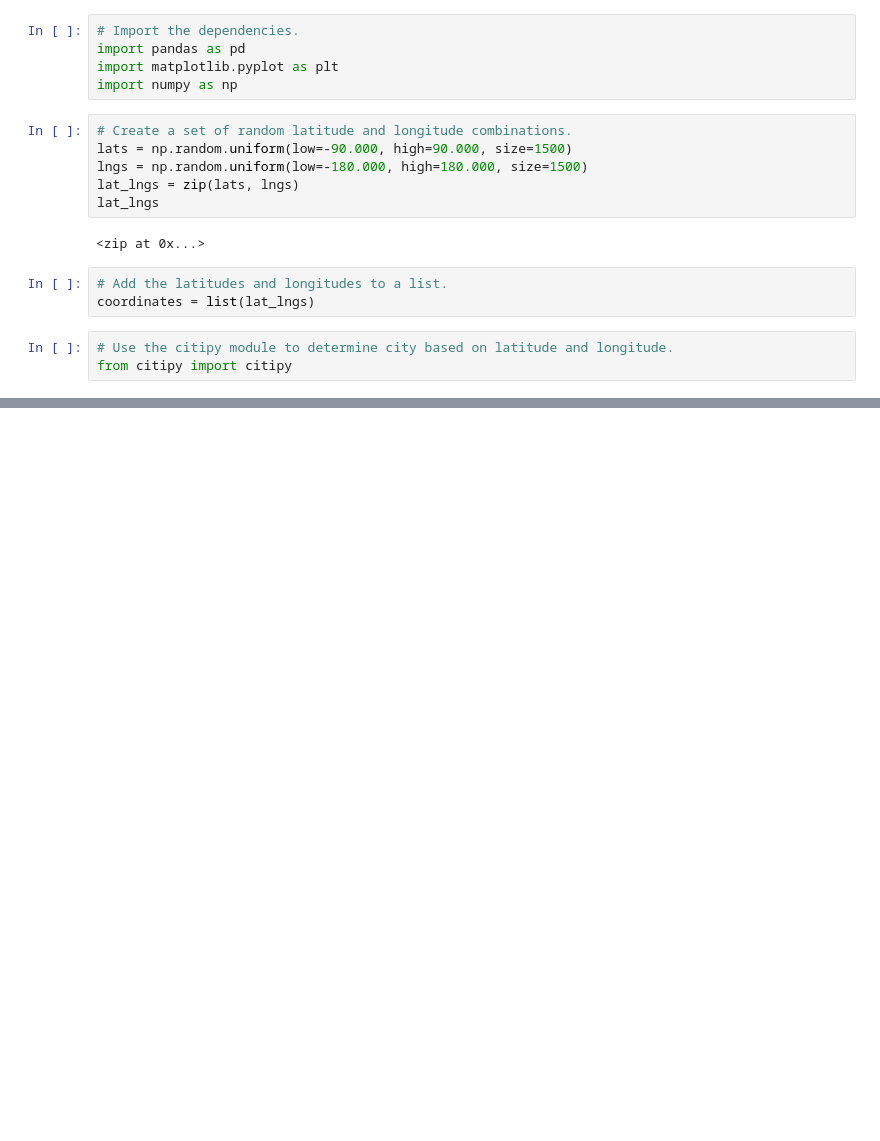
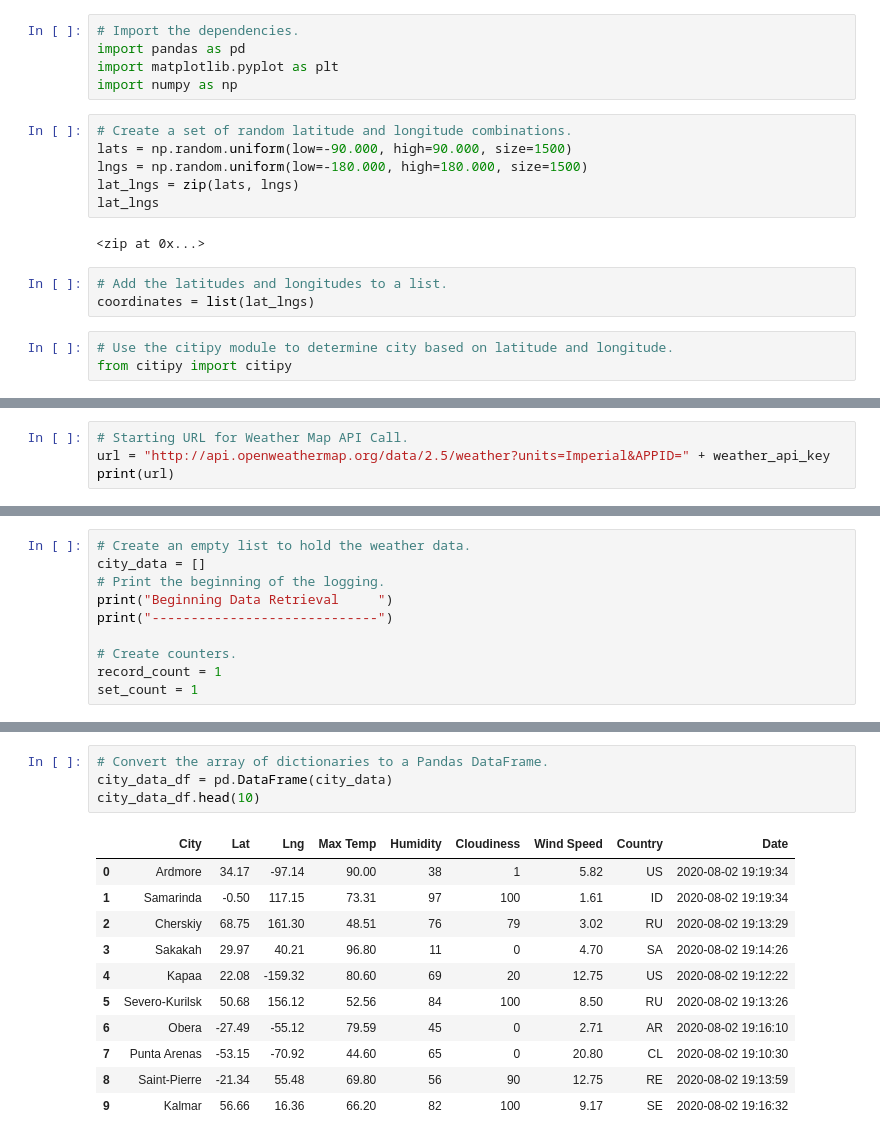
Before and after one commit to grwon/World_Weather_Analysis, a Jupyter notebook: WeatherPy.ipynb, the cells around one changed output, grey strips where cells are left out. Saved outputs shown, nothing was run; the diff lists cells and outputs as text; blank space fills up the shorter version.

Commit message:
Modifying .gitignore and adding WeatherPy.ipynb file.

```diff
--- a/WeatherPy.ipynb
+++ b/WeatherPy.ipynb
@@ -56,0 +68,4 @@ len(cities)
+# %%
+# Starting URL for Weather Map API Call.
+url = "http://api.openweathermap.org/data/2.5/weather?units=Imperial&APPID=" + weather_api_key
+print(url)
@@ -56,0 +77,10 @@ len(cities)
+# %%
+# Create an empty list to hold the weather data.
+city_data = []
+# Print the beginning of the logging.
+print("Beginning Data Retrieval     ")
+print("-----------------------------")
+
+# Create counters.
+record_count = 1
+set_count = 1
@@ -56,0 +170,16 @@ len(cities)
+# %%
+# Convert the array of dictionaries to a Pandas DataFrame.
+city_data_df = pd.DataFrame(city_data)
+city_data_df.head(10)
+# %% [output]
+|  | City | Lat | Lng | Max Temp | Humidity | Cloudiness | Wind Speed | Country | Date |
+| 0 | Ardmore | 34.17 | -97.14 | 90.00 | 38 | 1 | 5.82 | US | 2020-08-02 19:19:34 |
+| 1 | Samarinda | -0.50 | 117.15 | 73.31 | 97 | 100 | 1.61 | ID | 2020-08-02 19:19:34 |
+| 2 | Cherskiy | 68.75 | 161.30 | 48.51 | 76 | 79 | 3.02 | RU | 2020-08-02 19:13:29 |
+| 3 | Sakakah | 29.97 | 40.21 | 96.80 | 11 | 0 | 4.70 | SA | 2020-08-02 19:14:26 |
+| 4 | Kapaa | 22.08 | -159.32 | 80.60 | 69 | 20 | 12.75 | US | 2020-08-02 19:12:22 |
+| 5 | Severo-Kurilsk | 50.68 | 156.12 | 52.56 | 84 | 100 | 8.50 | RU | 2020-08-02 19:13:26 |
+| 6 | Obera | -27.49 | -55.12 | 79.59 | 45 | 0 | 2.71 | AR | 2020-08-02 19:16:10 |
+| 7 | Punta Arenas | -53.15 | -70.92 | 44.60 | 65 | 0 | 20.80 | CL | 2020-08-02 19:10:30 |
+| 8 | Saint-Pierre | -21.34 | 55.48 | 69.80 | 56 | 90 | 12.75 | RE | 2020-08-02 19:13:59 |
+| 9 | Kalmar | 56.66 | 16.36 | 66.20 | 82 | 100 | 9.17 | SE | 2020-08-02 19:16:32 |
```
Also changed, not shown: parts of 11 cells of this notebook, 2 other files.
